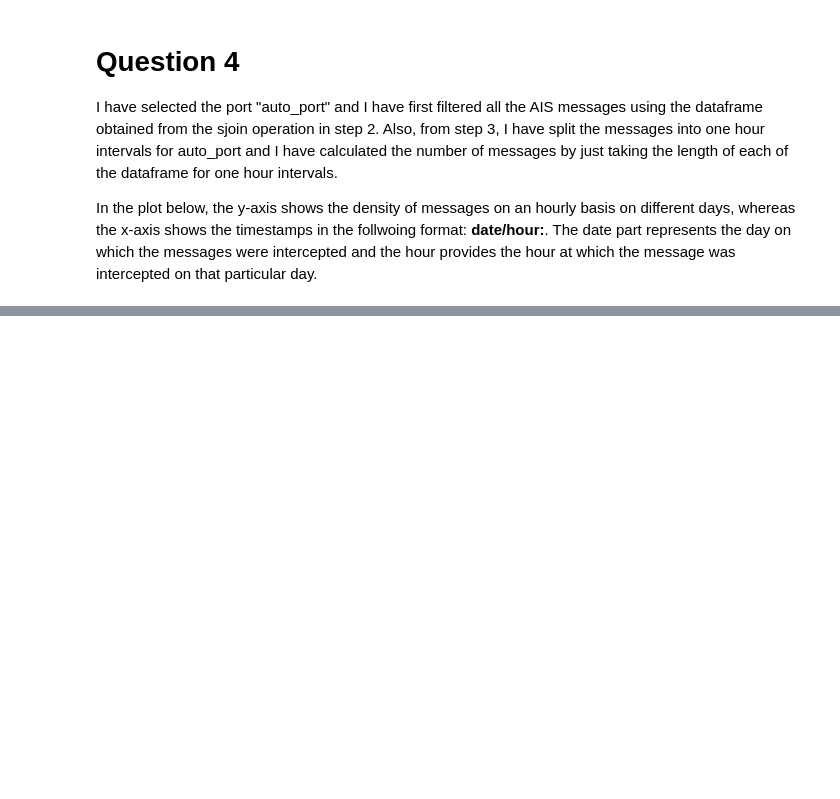
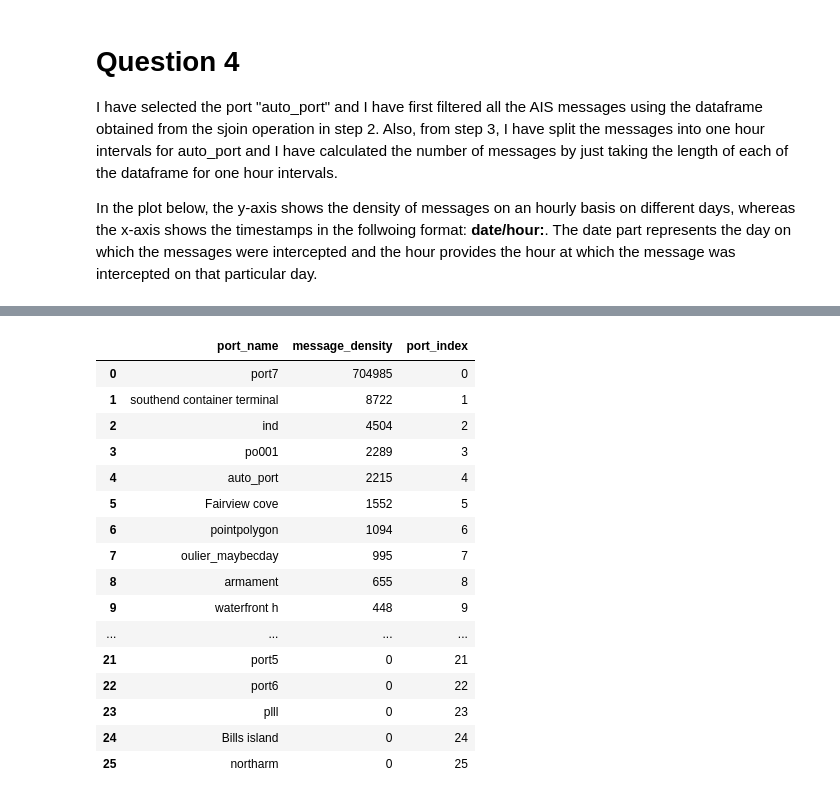
Before and after one commit to sudarshan19943/data_science_assignments, a Jupyter notebook: Assignment3/Assignment3.ipynb, the cells around one changed output, grey strips where cells are left out. Cells and saved outputs as stored; diff of their text form; code cells hidden in the pictures; blank space fills up the shorter version.

```diff
--- a/Assignment3/Assignment3.ipynb
+++ b/Assignment3/Assignment3.ipynb
@@ -180,0 +192,30 @@ plt.show()
+# %%
+count = joinres['index_right'].value_counts()
+message_density_df = pd.DataFrame(columns = ["port_name","message_density"])
+for i in range(len(count)):
+    message_density_df.at[i,'port_name'] = count.keys()[i]
+    message_density_df.at[i,'message_density'] = count.values[i]
+
+port_df = pd.concat([message_density_df,zero_density_ports], ignore_index=True)
+
+port_df['port_index'] = port_df.index.values
+port_df_with_index = port_df[['port_index','message_density']]
+port_df
+# %% [output]
+|  | port_name | message_density | port_index |
+| 0 | port7 | 704985 | 0 |
+| 1 | southend container terminal | 8722 | 1 |
+| 2 | ind | 4504 | 2 |
+| 3 | po001 | 2289 | 3 |
+| 4 | auto_port | 2215 | 4 |
+| 5 | Fairview cove | 1552 | 5 |
+| 6 | pointpolygon | 1094 | 6 |
+| 7 | oulier_maybecday | 995 | 7 |
+| 8 | armament | 655 | 8 |
+| 9 | waterfront h | 448 | 9 |
+| ... | ... | ... | ... |
+| 21 | port5 | 0 | 21 |
+| 22 | port6 | 0 | 22 |
+| 23 | plll | 0 | 23 |
+| 24 | Bills island | 0 | 24 |
+| 25 | northarm | 0 | 25 |
```
Also changed, not shown: parts of 9 cells of this notebook, 7 other files.
